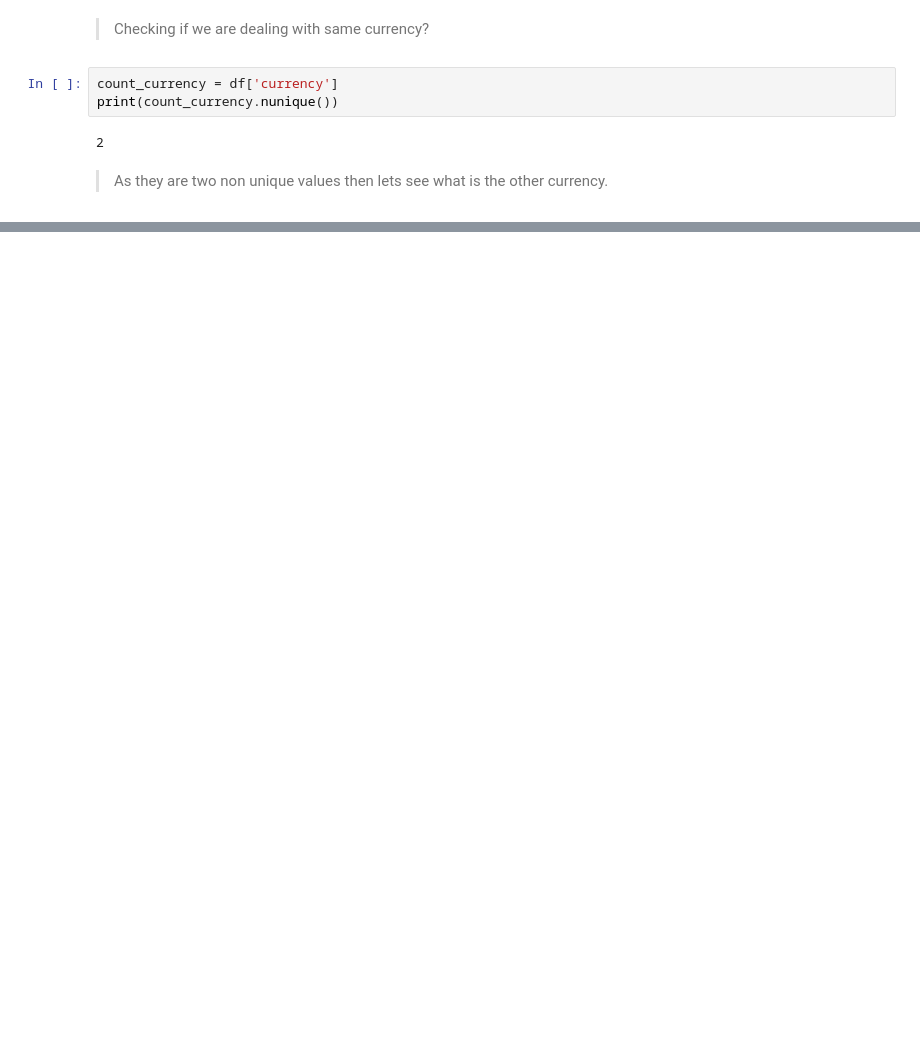
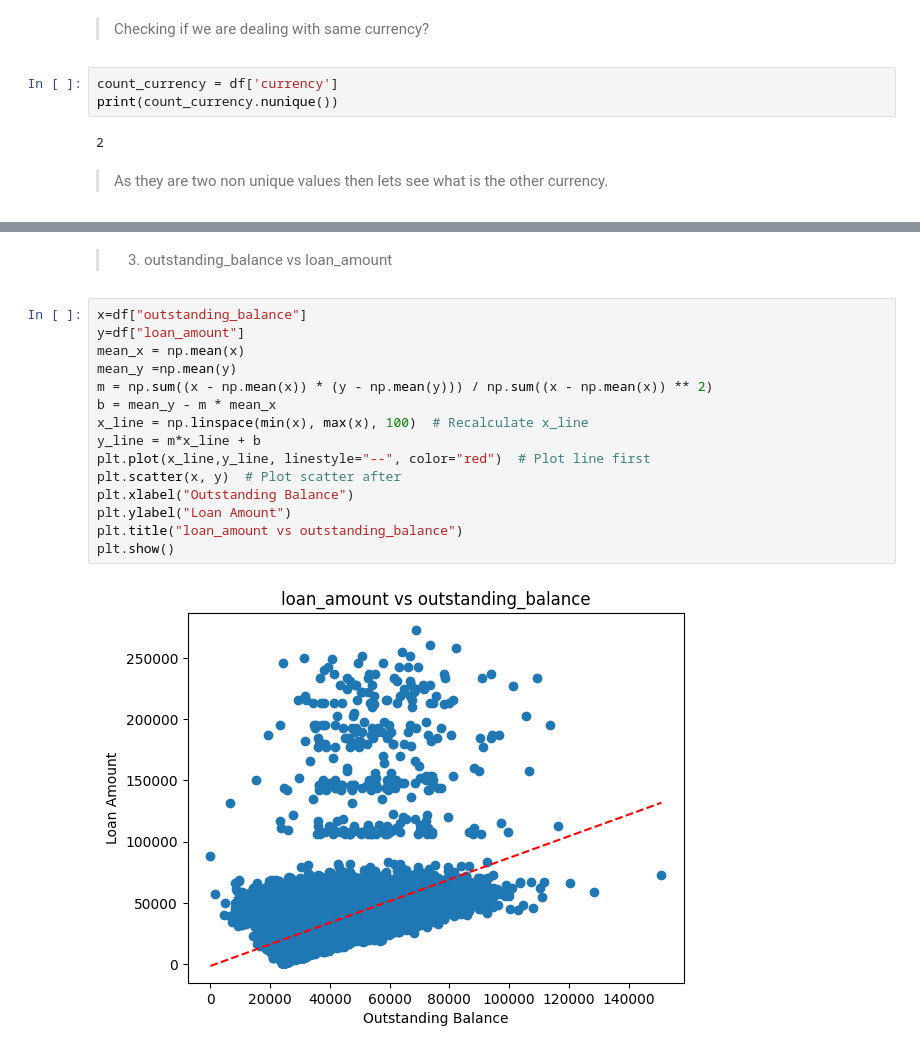
Before and after one commit to RonChits/Default-Probability, a Jupyter notebook: Default_Probability.ipynb, the cells around one changed output, grey strips where cells are left out. Saved outputs shown, nothing was run; the diff lists cells and outputs as text; blank space fills up the shorter version.

```diff
--- a/Default_Probability.ipynb
+++ b/Default_Probability.ipynb
@@ -303,0 +413,19 @@ df_with_other_currency.head()
+# %% [markdown]
+>3. outstanding_balance vs loan_amount
+# %%
+x=df["outstanding_balance"]
+y=df["loan_amount"]
+mean_x = np.mean(x)
+mean_y =np.mean(y)
+m = np.sum((x - np.mean(x)) * (y - np.mean(y))) / np.sum((x - np.mean(x)) ** 2)
+b = mean_y - m * mean_x
+x_line = np.linspace(min(x), max(x), 100)  # Recalculate x_line
+y_line = m*x_line + b
+plt.plot(x_line,y_line, linestyle="--", color="red")  # Plot line first
+plt.scatter(x, y)  # Plot scatter after
+plt.xlabel("Outstanding Balance")
+plt.ylabel("Loan Amount")
+plt.title("loan_amount vs outstanding_balance")
+plt.show()
+# %% [output]
+[figure, added]
```
Also changed, not shown: parts of 29 cells of this notebook.
